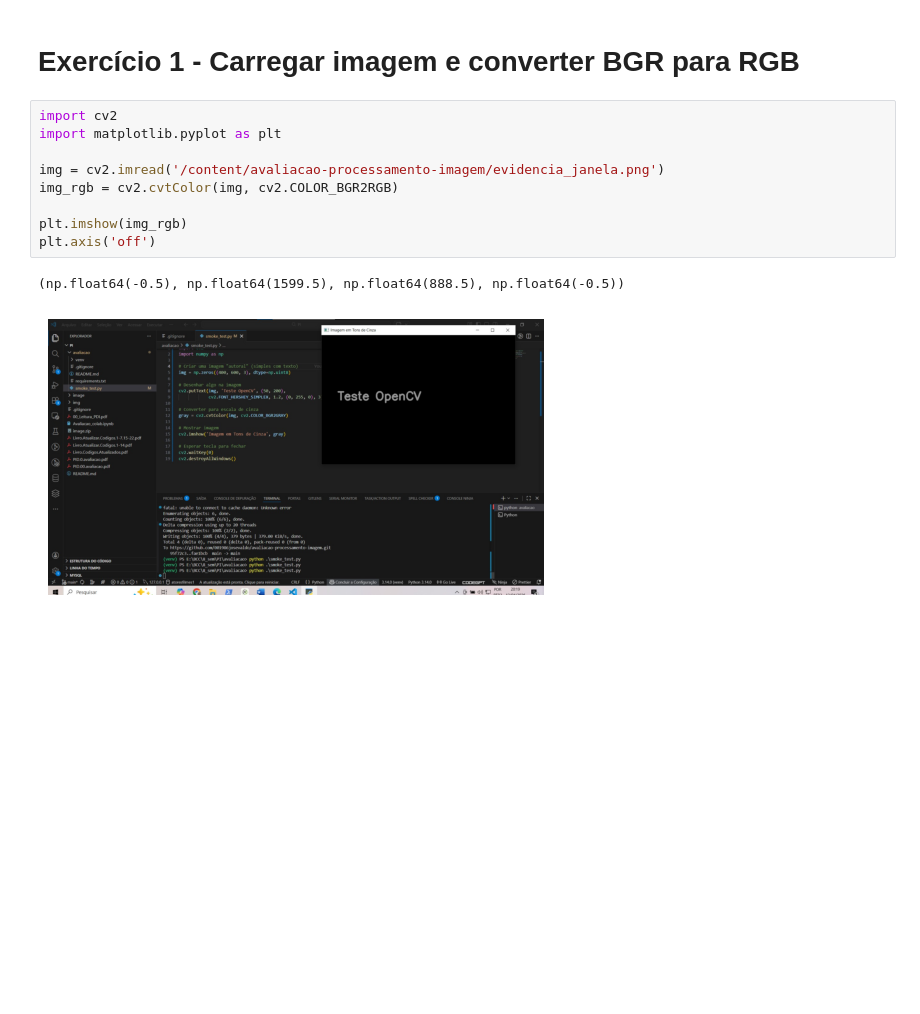
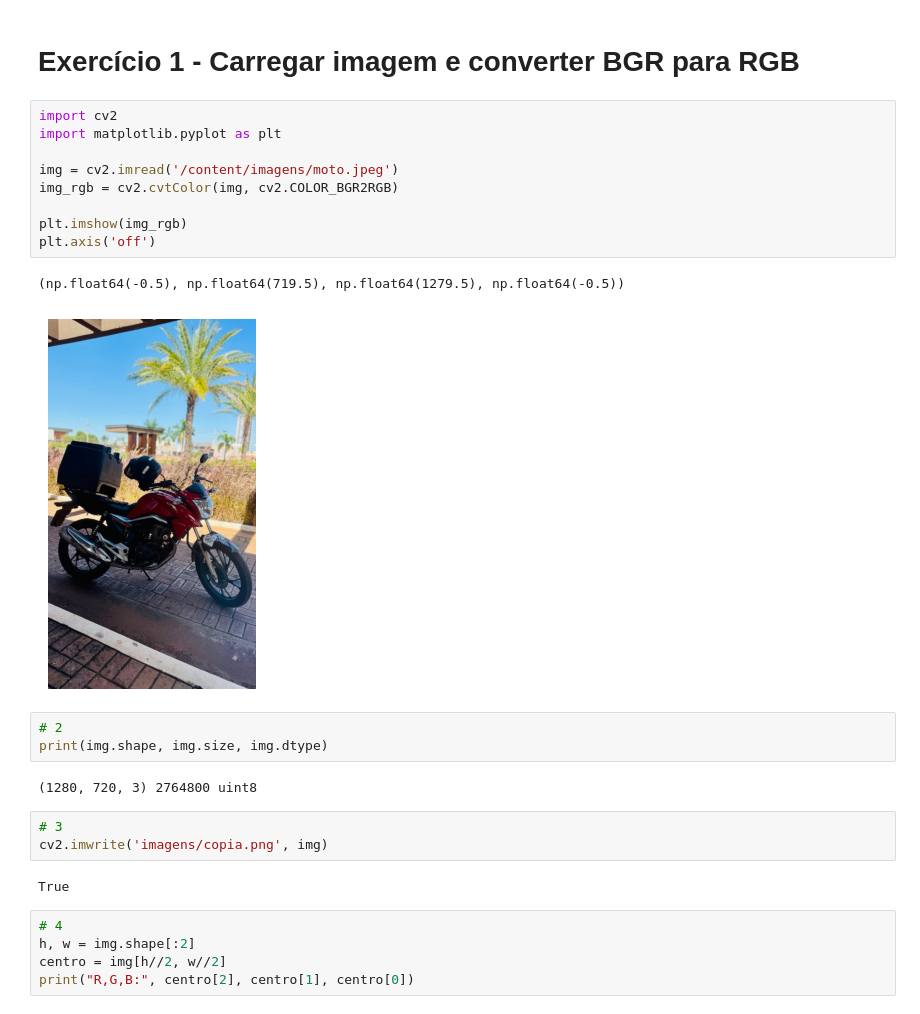
Before and after one commit to 001986josevaldo/avaliacao-processamento-imagem, a Jupyter notebook: avaliacao.ipynb, the cells around one changed output. Drawn from its saved outputs; the diff is of its cells as text; blank space fills up the shorter version.

```diff
--- a/avaliacao.ipynb
+++ b/avaliacao.ipynb
@@ -42,12 +47,27 @@ evidencia_janela.pn 100%[===================>] 212.87K  --.-KB/s    in 0.02s
 # %%
 import cv2
 import matplotlib.pyplot as plt
 
-img = cv2.imread('/content/avaliacao-processamento-imagem/evidencia_janela.png')
+img = cv2.imread('/content/imagens/moto.jpeg')
 img_rgb = cv2.cvtColor(img, cv2.COLOR_BGR2RGB)
 
 plt.imshow(img_rgb)
 plt.axis('off')
 # %% [output]
-(np.float64(-0.5), np.float64(1599.5), np.float64(888.5), np.float64(-0.5))
+(np.float64(-0.5), np.float64(719.5), np.float64(1279.5), np.float64(-0.5))
-[figure, old version]
+[figure, new version]
+# %%
+# 2
+print(img.shape, img.size, img.dtype)
+# %% [output]
+(1280, 720, 3) 2764800 uint8
+# %%
+# 3
+cv2.imwrite('imagens/copia.png', img)
+# %% [output]
+True
+# %%
+# 4
+h, w = img.shape[:2]
+centro = img[h//2, w//2]
+print("R,G,B:", centro[2], centro[1], centro[0])
```
Also changed, not shown: parts of 6 cells of this notebook.
